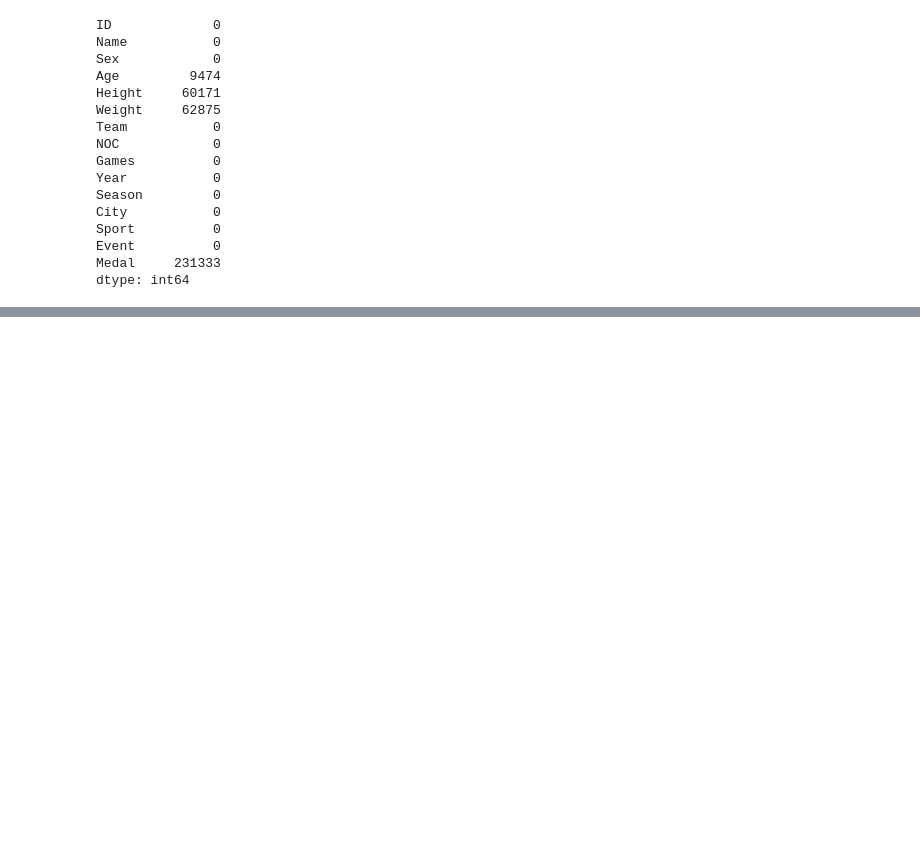
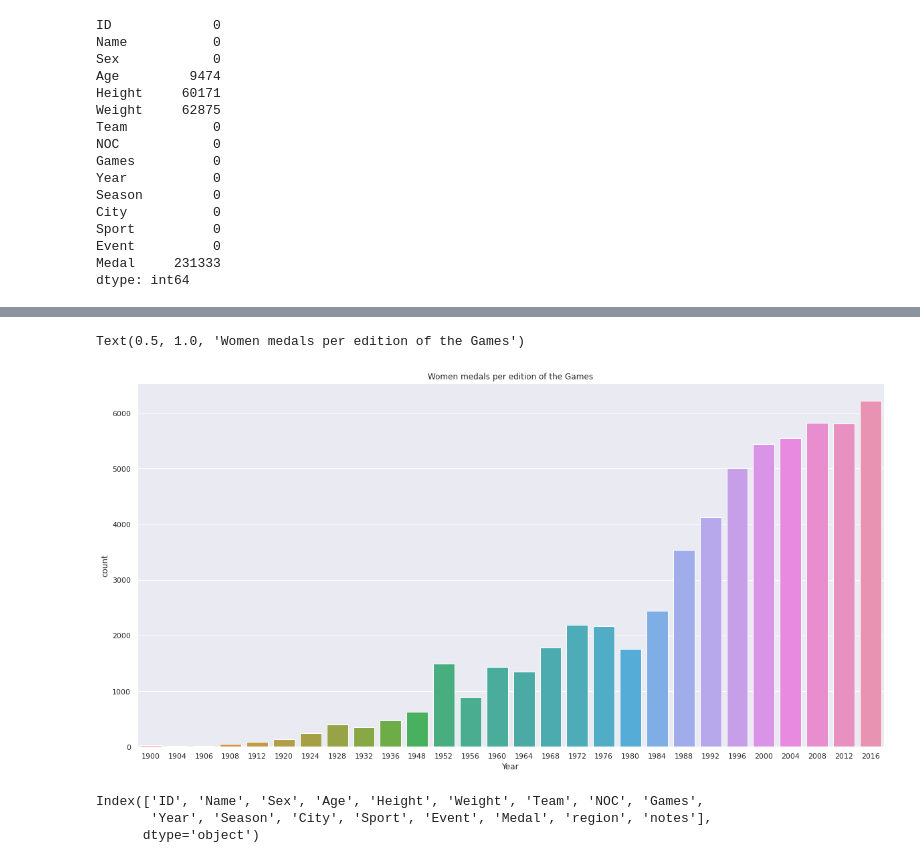
Before and after one commit to abasnezhad/Kaggle, a Jupyter notebook: 120_years_of_Olympic.ipynb, the cells around one changed output, grey strips where cells are left out. Saved outputs shown, nothing was run; the diff lists cells and outputs as text; code cells hidden in the pictures; blank space fills up the shorter version.

```diff
--- a/120_years_of_Olympic.ipynb
+++ b/120_years_of_Olympic.ipynb
@@ -59,0 +117,18 @@ combined= pd.merge( )
+# %%
+# women in summer olympic
+women= combined[(combined['Sex']=='F') & (combined['Season']=='Summer')]
+
+# women participation in olympic over time
+sns.set(style="darkgrid")
+plt.figure(figsize=(20, 10))
+sns.countplot(x='Year', data=women)
+plt.title('Women medals per edition of the Games')
+# %% [output]
+Text(0.5, 1.0, 'Women medals per edition of the Games')
+[figure, added]
+# %%
+combined.columns
+# %% [output]
+Index(['ID', 'Name', 'Sex', 'Age', 'Height', 'Weight', 'Team', 'NOC', 'Games',
+       'Year', 'Season', 'City', 'Sport', 'Event', 'Medal', 'region', 'notes'],
+      dtype='object')
```
Also changed, not shown: parts of 7 cells of this notebook.
